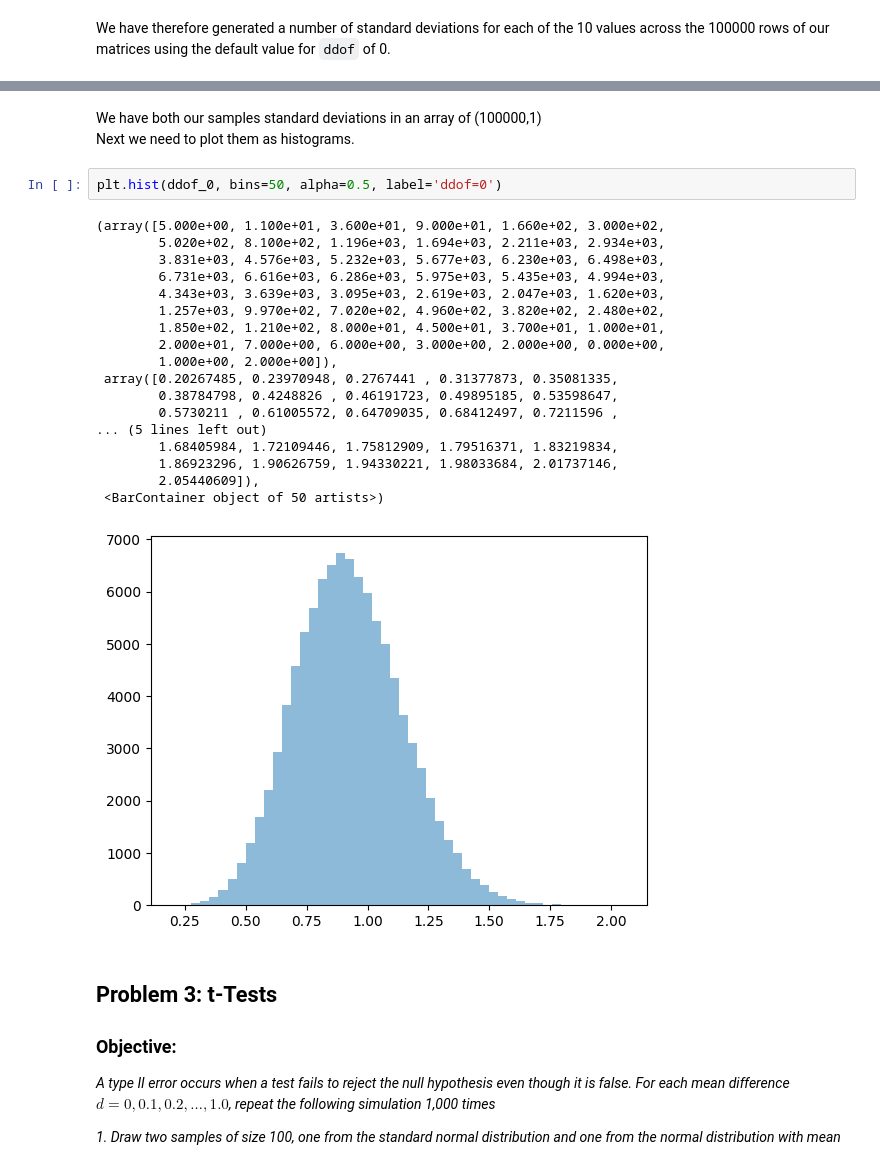
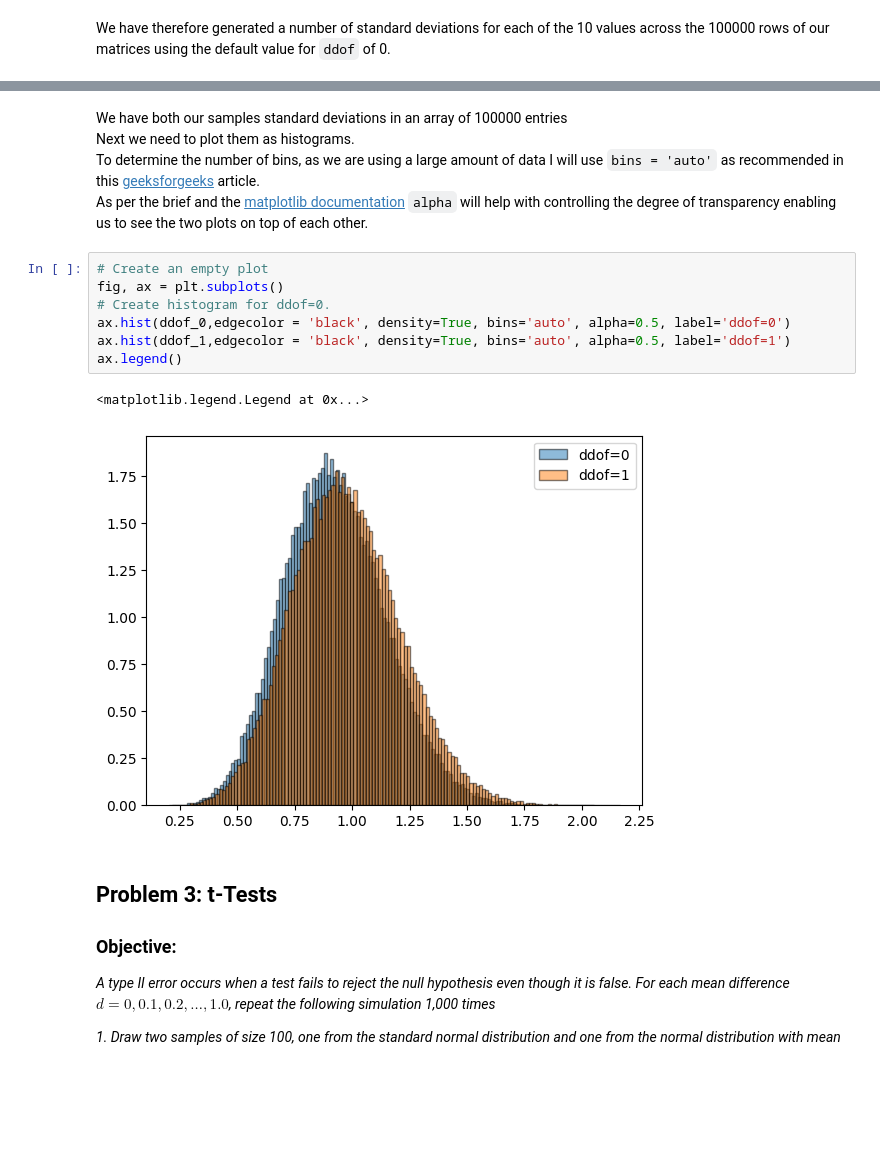
Before and after one commit to AndreHoarau/applied-statistics-assessment, a Jupyter notebook: problems.ipynb, the cells around one changed output, grey strips where cells are left out. Cells and saved outputs as stored; diff of their text form; blank space fills up the shorter version.

Commit message:
created histogram

```diff
--- a/problems.ipynb
+++ b/problems.ipynb
@@ -291,27 +293,18 @@ ddof_1 =np.std(samples, axis = 1, ddof= 1)
 # %% [markdown]
-We have both our samples standard deviations in an array of (100000,1)
+We have both our samples standard deviations in an array of 100000 entries
 Next we need to plot them as histograms.
+To determine the number of bins, as we are using a large amount of data I will use  `bins = 'auto'` as recommended in this [geeksforgeeks](https://www.geeksforgeeks.org/python/bin-size-in-matplotlib-histogram/) article.
+As per the brief and the [matplotlib documentation](https://matplotlib.org/stable/api/_as_gen/matplotlib.axes.Axes.hist.html) `alpha` will help with controlling the degree of transparency enabling us to see the two plots on top of each other.
 # %%
-plt.hist(ddof_0, bins=50, alpha=0.5, label='ddof=0')
+# Create an empty plot
+fig, ax = plt.subplots()
+# Create histogram for ddof=0.
+ax.hist(ddof_0,edgecolor = 'black', density=True, bins='auto', alpha=0.5, label='ddof=0')
+ax.hist(ddof_1,edgecolor = 'black', density=True, bins='auto', alpha=0.5, label='ddof=1')
+ax.legend()
 # %% [output]
-(array([5.000e+00, 1.100e+01, 3.600e+01, 9.000e+01, 1.660e+02, 3.000e+02,
-        5.020e+02, 8.100e+02, 1.196e+03, 1.694e+03, 2.211e+03, 2.934e+03,
-        3.831e+03, 4.576e+03, 5.232e+03, 5.677e+03, 6.230e+03, 6.498e+03,
-        6.731e+03, 6.616e+03, 6.286e+03, 5.975e+03, 5.435e+03, 4.994e+03,
-        4.343e+03, 3.639e+03, 3.095e+03, 2.619e+03, 2.047e+03, 1.620e+03,
-        1.257e+03, 9.970e+02, 7.020e+02, 4.960e+02, 3.820e+02, 2.480e+02,
-        1.850e+02, 1.210e+02, 8.000e+01, 4.500e+01, 3.700e+01, 1.000e+01,
-        2.000e+01, 7.000e+00, 6.000e+00, 3.000e+00, 2.000e+00, 0.000e+00,
-        1.000e+00, 2.000e+00]),
- array([0.20267485, 0.23970948, 0.2767441 , 0.31377873, 0.35081335,
-        0.38784798, 0.4248826 , 0.46191723, 0.49895185, 0.53598647,
-        0.5730211 , 0.61005572, 0.64709035, 0.68412497, 0.7211596 ,
-... (5 lines left out)
-        1.68405984, 1.72109446, 1.75812909, 1.79516371, 1.83219834,
-        1.86923296, 1.90626759, 1.94330221, 1.98033684, 2.01737146,
-        2.05440609]),
- <BarContainer object of 50 artists>)
+<matplotlib.legend.Legend at 0x...>
-[figure, old version]
+[figure, new version]
 # %% [markdown]
 ## Problem 3: t-Tests
 ### Objective:
```
Also changed, not shown: parts of 7 cells of this notebook.
